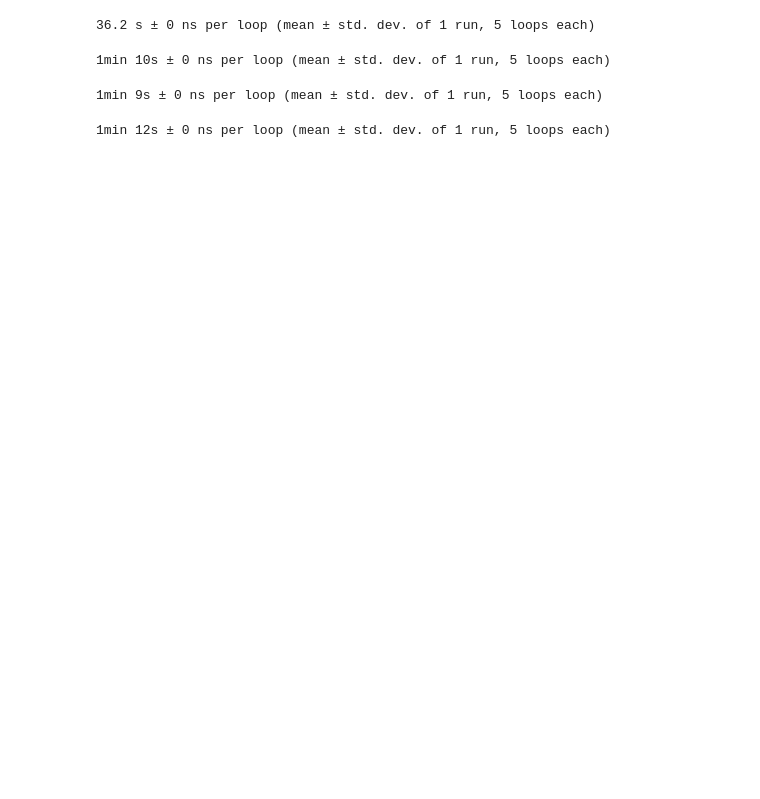
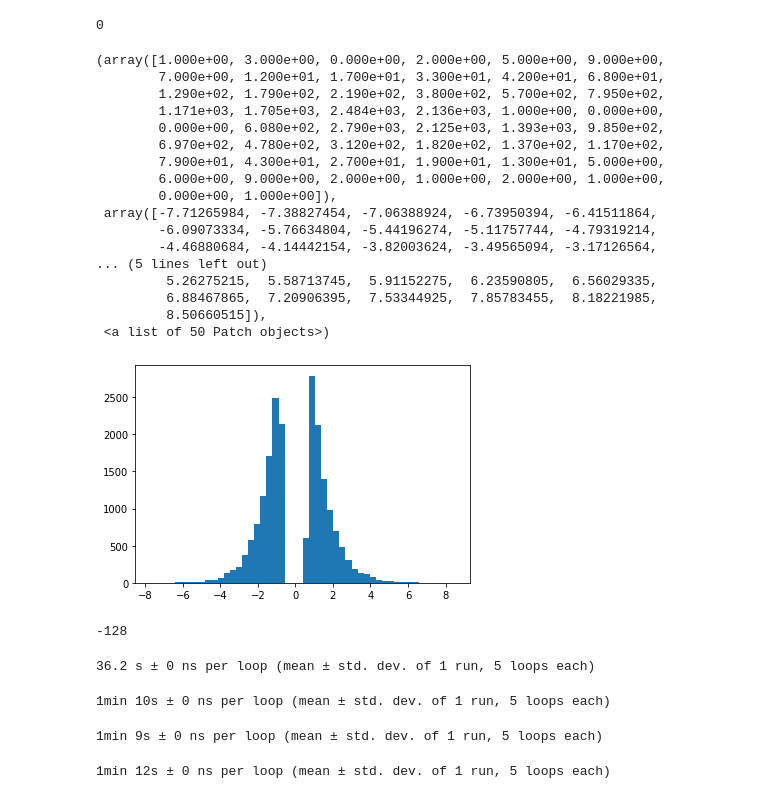
Before and after one commit to AlexanderFengler/nn_likelihoods, a Jupyter notebook: test_simulators.ipynb, the cells around one changed output. Cells and saved outputs as stored; diff of their text form; code cells hidden in the pictures; blank space fills up the shorter version.

```diff
--- a/test_simulators.ipynb
+++ b/test_simulators.ipynb
@@ -31,19 +31,46 @@ repeats = 1
 my_means = np.zeros(repeats)
 for i in range(repeats):
     out = cds.ddm_flexbound(v = 0,
-                            a = 0.96,
+                            a = 1,
                             w = 0.5,
                             ndt = 0.5,
-                            delta_t = 0.01,
+                            delta_t = 0.001,
                             max_t = 20,
                             n_samples = 20000,
-                            boundary_fun = bf.weibull_cdf,
-                            boundary_multiplicative = False,
-                            boundary_params = {'a': 1, 'beta': 2})
+                            boundary_fun = bf.constant,
+                            boundary_multiplicative = True,
+                            boundary_params = {})
                             #boundary_params = {"theta": 0.01})
     print(i)
 
     my_means[i] = np.mean(out[0][out[1] == 1])
+# %% [output]
+0
+# %%
+plt.hist(out[0] * out[1], bins = 50)
+# %% [output]
+(array([1.000e+00, 3.000e+00, 0.000e+00, 2.000e+00, 5.000e+00, 9.000e+00,
+        7.000e+00, 1.200e+01, 1.700e+01, 3.300e+01, 4.200e+01, 6.800e+01,
+        1.290e+02, 1.790e+02, 2.190e+02, 3.800e+02, 5.700e+02, 7.950e+02,
+        1.171e+03, 1.705e+03, 2.484e+03, 2.136e+03, 1.000e+00, 0.000e+00,
+        0.000e+00, 6.080e+02, 2.790e+03, 2.125e+03, 1.393e+03, 9.850e+02,
+        6.970e+02, 4.780e+02, 3.120e+02, 1.820e+02, 1.370e+02, 1.170e+02,
+        7.900e+01, 4.300e+01, 2.700e+01, 1.900e+01, 1.300e+01, 5.000e+00,
+        6.000e+00, 9.000e+00, 2.000e+00, 1.000e+00, 2.000e+00, 1.000e+00,
+        0.000e+00, 1.000e+00]),
+ array([-7.71265984, -7.38827454, -7.06388924, -6.73950394, -6.41511864,
+        -6.09073334, -5.76634804, -5.44196274, -5.11757744, -4.79319214,
+        -4.46880684, -4.14442154, -3.82003624, -3.49565094, -3.17126564,
+... (5 lines left out)
+         5.26275215,  5.58713745,  5.91152275,  6.23590805,  6.56029335,
+         6.88467865,  7.20906395,  7.53344925,  7.85783455,  8.18221985,
+         8.50660515]),
+ <a list of 50 Patch objects>)
+[figure, added]
+# %%
+np.sum(out[1])
+# %% [output]
+-128
 # %%
 def bin_simulator_output(out = [0, 0],
                          bin_dt = 0.04,
```
Also changed, not shown: parts of 2 cells of this notebook, 6 other files.
